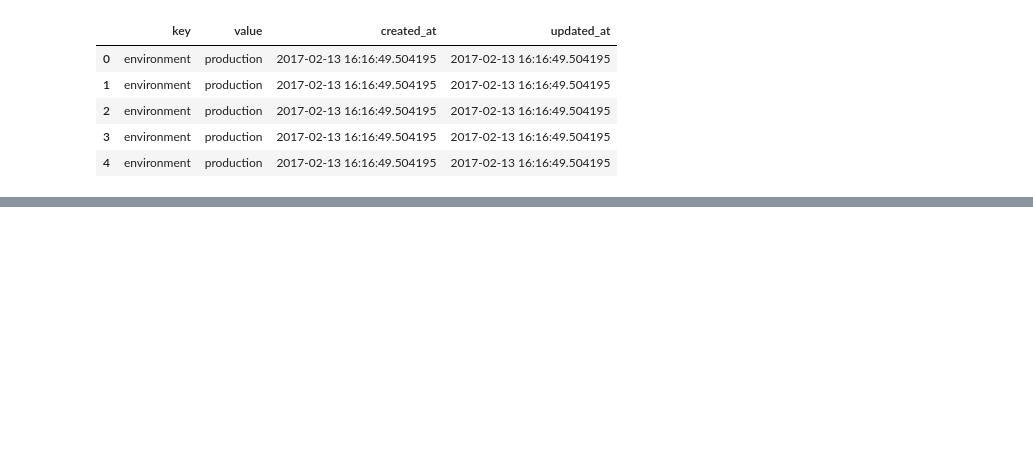
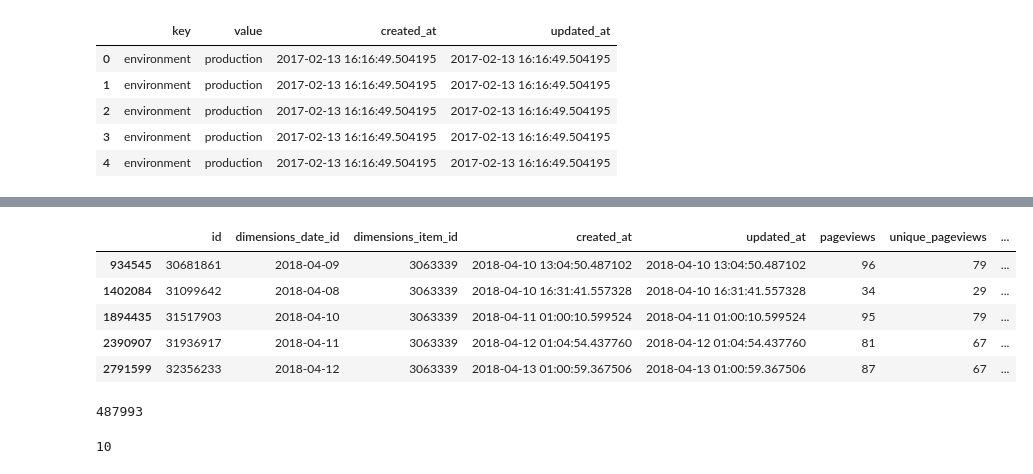
Before and after one commit to alphagov/give-departments-data, a Jupyter notebook: first_look_at_data.ipynb, the cells around one changed output, grey strips where cells are left out. Drawn from its saved outputs; the diff is of its cells as text; code cells hidden in the pictures; blank space fills up the shorter version.

```diff
--- a/first_look_at_data.ipynb
+++ b/first_look_at_data.ipynb
@@ -25,0 +145,9 @@ users = pd.read_sql_query('select * from "users"',con=engine)
+# %%
+facts_metrics[facts_metrics['dimensions_item_id']==3063339]
+# %% [output]
+|  | id | dimensions_date_id | dimensions_item_id | created_at | updated_at | pageviews | unique_pageviews | ... |
+| 934545 | 30681861 | 2018-04-09 | 3063339 | 2018-04-10 13:04:50.487102 | 2018-04-10 13:04:50.487102 | 96 | 79 | ... |
+| 1402084 | 31099642 | 2018-04-08 | 3063339 | 2018-04-10 16:31:41.557328 | 2018-04-10 16:31:41.557328 | 34 | 29 | ... |
+| 1894435 | 31517903 | 2018-04-10 | 3063339 | 2018-04-11 01:00:10.599524 | 2018-04-11 01:00:10.599524 | 95 | 79 | ... |
+| 2390907 | 31936917 | 2018-04-11 | 3063339 | 2018-04-12 01:04:54.437760 | 2018-04-12 01:04:54.437760 | 81 | 67 | ... |
+| 2791599 | 32356233 | 2018-04-12 | 3063339 | 2018-04-13 01:00:59.367506 | 2018-04-13 01:00:59.367506 | 87 | 67 | ... |
@@ -25,0 +158,8 @@ users = pd.read_sql_query('select * from "users"',con=engine)
+# %%
+facts_metrics.dimensions_item_id.nunique()
+# %% [output]
+487993
+# %%
+facts_metrics.dimensions_date_id.nunique()
+# %% [output]
+10
```
Also changed, not shown: parts of 29 cells of this notebook.
